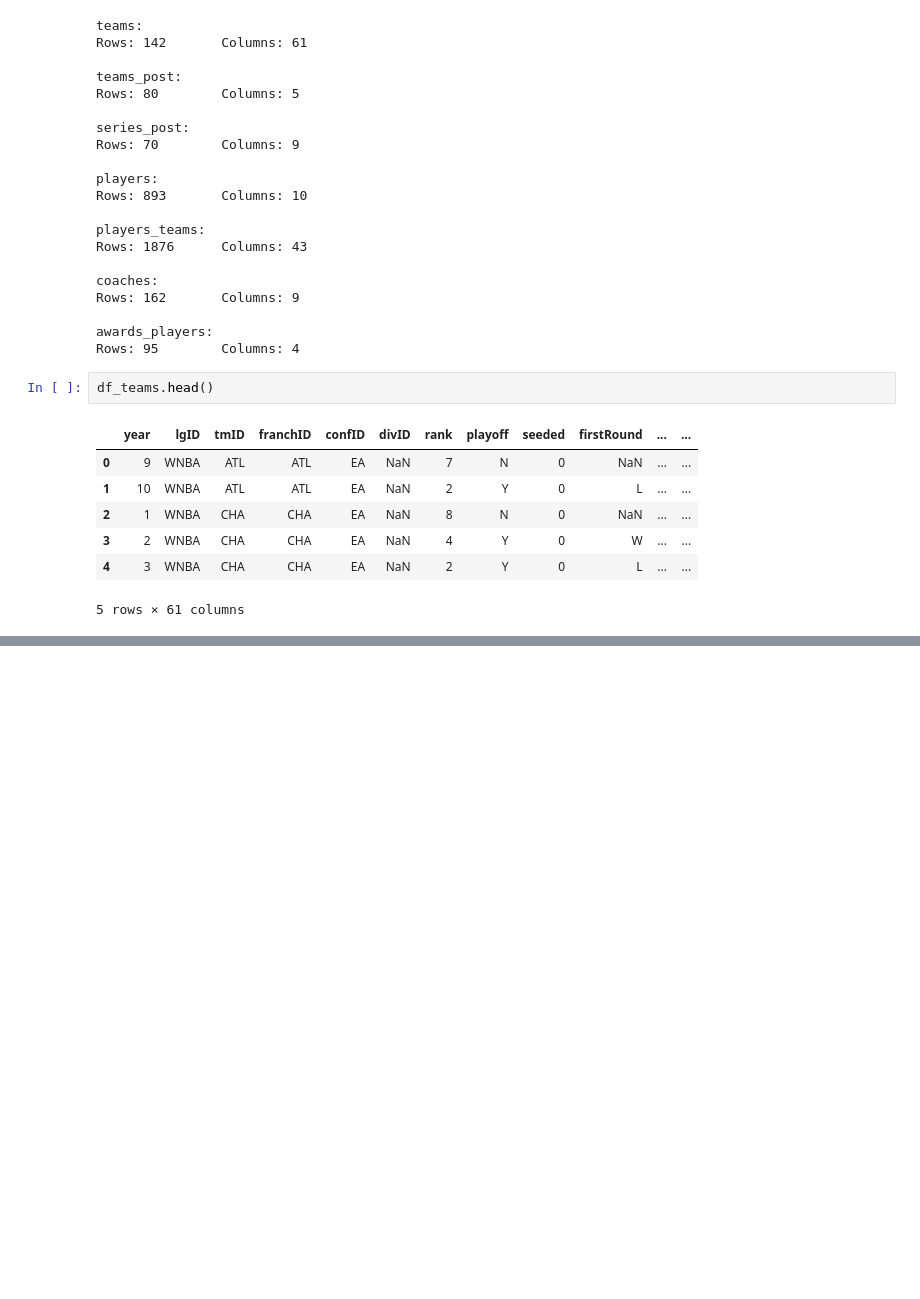
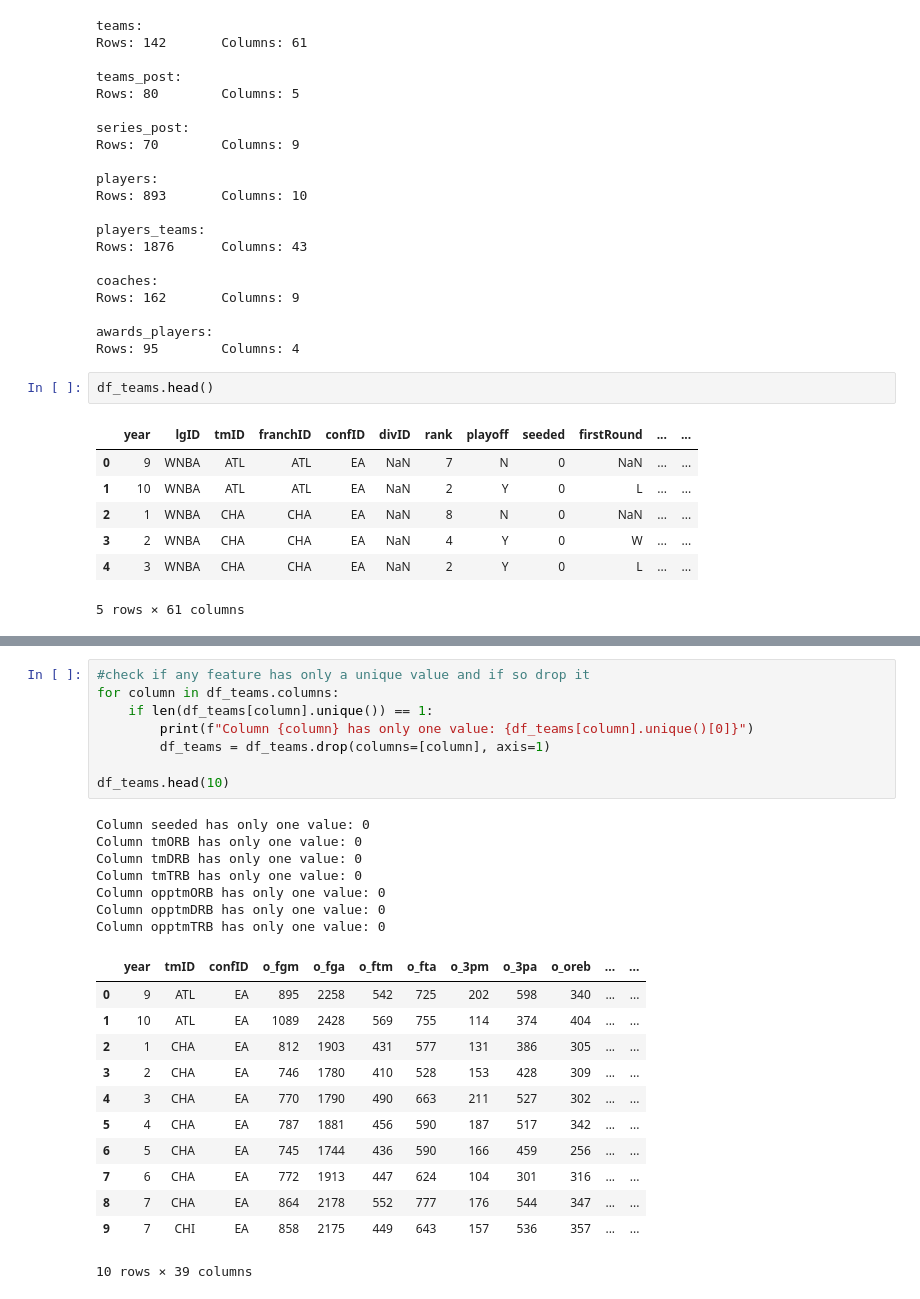
Before and after one commit to m21ark/ac, a Jupyter notebook: Dataset Analysis.ipynb, the cells around one changed output, grey strips where cells are left out. Drawn from its saved outputs; the diff is of its cells as text; blank space fills up the shorter version.

```diff
--- a/Dataset Analysis.ipynb
+++ b/Dataset Analysis.ipynb
@@ -104,0 +189,28 @@ df_teams = df_teams.drop(columns=['lgID', 'franchID', 'divID', 'Rank', 'Ghome',
+# %%
+#check if any feature has only a unique value and if so drop it
+for column in df_teams.columns:
+    if len(df_teams[column].unique()) == 1:
+        print(f"Column {column} has only one value: {df_teams[column].unique()[0]}")
+        df_teams = df_teams.drop(columns=[column], axis=1)
+
+df_teams.head(10)
+# %% [output]
+Column seeded has only one value: 0
+Column tmORB has only one value: 0
+Column tmDRB has only one value: 0
+Column tmTRB has only one value: 0
+Column opptmORB has only one value: 0
+Column opptmDRB has only one value: 0
+Column opptmTRB has only one value: 0
+|  | year | tmID | confID | o_fgm | o_fga | o_ftm | o_fta | o_3pm | o_3pa | o_oreb | ... | ... |
+| 0 | 9 | ATL | EA | 895 | 2258 | 542 | 725 | 202 | 598 | 340 | ... | ... |
+| 1 | 10 | ATL | EA | 1089 | 2428 | 569 | 755 | 114 | 374 | 404 | ... | ... |
+| 2 | 1 | CHA | EA | 812 | 1903 | 431 | 577 | 131 | 386 | 305 | ... | ... |
+| 3 | 2 | CHA | EA | 746 | 1780 | 410 | 528 | 153 | 428 | 309 | ... | ... |
+| 4 | 3 | CHA | EA | 770 | 1790 | 490 | 663 | 211 | 527 | 302 | ... | ... |
+| 5 | 4 | CHA | EA | 787 | 1881 | 456 | 590 | 187 | 517 | 342 | ... | ... |
+| 6 | 5 | CHA | EA | 745 | 1744 | 436 | 590 | 166 | 459 | 256 | ... | ... |
+| 7 | 6 | CHA | EA | 772 | 1913 | 447 | 624 | 104 | 301 | 316 | ... | ... |
+| 8 | 7 | CHA | EA | 864 | 2178 | 552 | 777 | 176 | 544 | 347 | ... | ... |
+| 9 | 7 | CHI | EA | 858 | 2175 | 449 | 643 | 157 | 536 | 357 | ... | ... |
+10 rows × 39 columns
```
Also changed, not shown: parts of 10 cells of this notebook.
